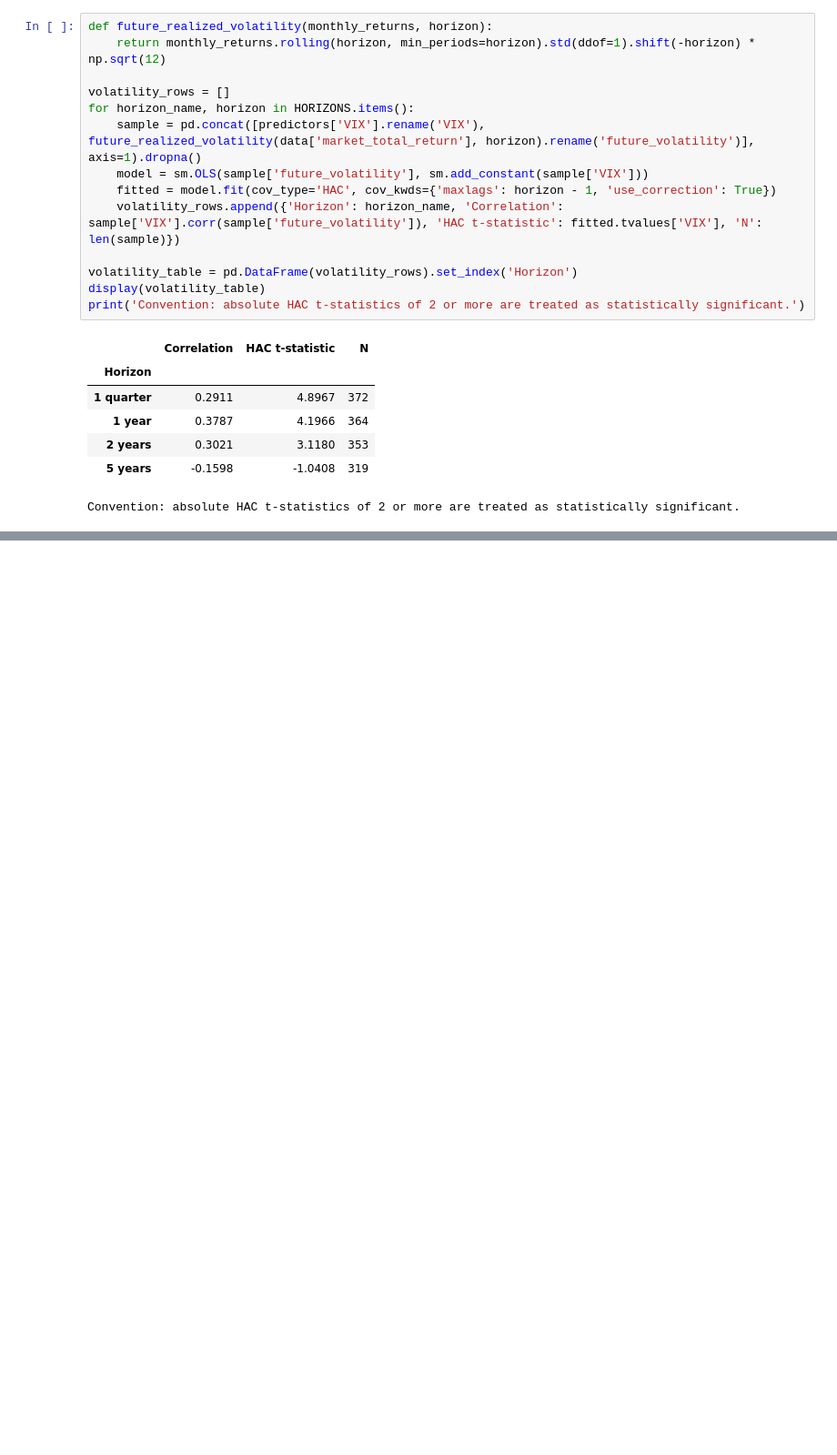
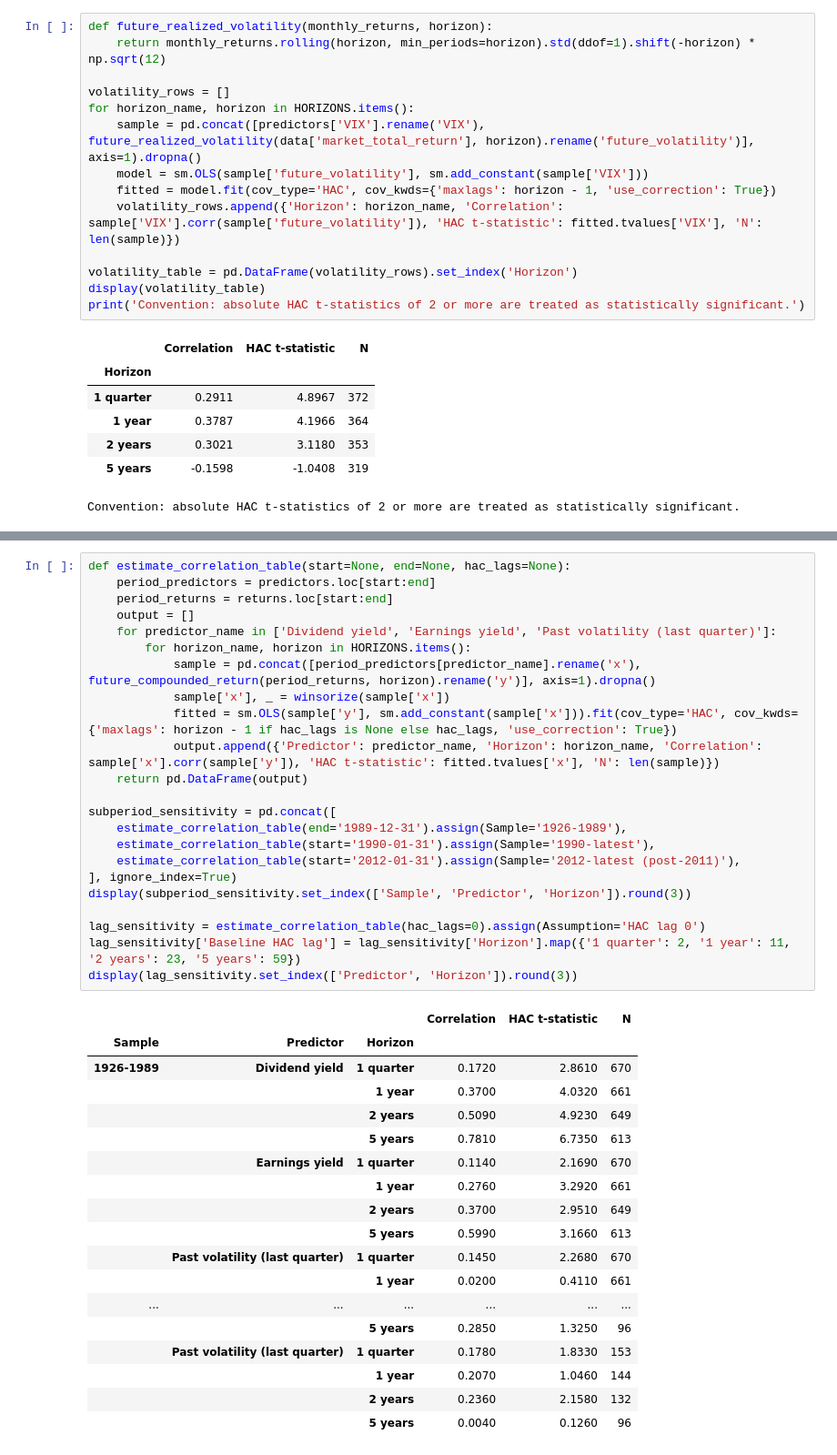
Before and after one commit to Chara1236/CFM301, a Jupyter notebook: Market Return Predictors/predictors.ipynb, the cells around one changed output, grey strips where cells are left out. Shown at 91% size. Saved outputs shown, nothing was run; the diff lists cells and outputs as text; blank space fills up the shorter version.

```diff
--- a/Market Return Predictors/predictors.ipynb
+++ b/Market Return Predictors/predictors.ipynb
@@ -215,0 +338,42 @@ Convention: absolute HAC t-statistics of 2 or more are treated as statistically
+# %%
+def estimate_correlation_table(start=None, end=None, hac_lags=None):
+    period_predictors = predictors.loc[start:end]
+    period_returns = returns.loc[start:end]
+    output = []
+    for predictor_name in ['Dividend yield', 'Earnings yield', 'Past volatility (last quarter)']:
+        for horizon_name, horizon in HORIZONS.items():
+            sample = pd.concat([period_predictors[predictor_name].rename('x'), future_compounded_return(period_returns, horizon).rename('y')], axis=1).dropna()
+            sample['x'], _ = winsorize(sample['x'])
+            fitted = sm.OLS(sample['y'], sm.add_constant(sample['x'])).fit(cov_type='HAC', cov_kwds={'maxlags': horizon - 1 if hac_lags is None else hac_lags, 'use_correction': True})
+            output.append({'Predictor': predictor_name, 'Horizon': horizon_name, 'Correlation': sample['x'].corr(sample['y']), 'HAC t-statistic': fitted.tvalues['x'], 'N': len(sample)})
+    return pd.DataFrame(output)
+
+subperiod_sensitivity = pd.concat([
+    estimate_correlation_table(end='1989-12-31').assign(Sample='1926-1989'),
+    estimate_correlation_table(start='1990-01-31').assign(Sample='1990-latest'),
+    estimate_correlation_table(start='2012-01-31').assign(Sample='2012-latest (post-2011)'),
+], ignore_index=True)
+display(subperiod_sensitivity.set_index(['Sample', 'Predictor', 'Horizon']).round(3))
+
+lag_sensitivity = estimate_correlation_table(hac_lags=0).assign(Assumption='HAC lag 0')
+lag_sensitivity['Baseline HAC lag'] = lag_sensitivity['Horizon'].map({'1 quarter': 2, '1 year': 11, '2 years': 23, '5 years': 59})
+display(lag_sensitivity.set_index(['Predictor', 'Horizon']).round(3))
+# %% [output]
+|  |  |  | Correlation | HAC t-statistic | N |
+| Sample | Predictor | Horizon |  |  |  |
+| 1926-1989 | Dividend yield | 1 quarter | 0.1720 | 2.8610 | 670 |
+|  |  | 1 year | 0.3700 | 4.0320 | 661 |
+|  |  | 2 years | 0.5090 | 4.9230 | 649 |
+|  |  | 5 years | 0.7810 | 6.7350 | 613 |
+|  | Earnings yield | 1 quarter | 0.1140 | 2.1690 | 670 |
+|  |  | 1 year | 0.2760 | 3.2920 | 661 |
+|  |  | 2 years | 0.3700 | 2.9510 | 649 |
+|  |  | 5 years | 0.5990 | 3.1660 | 613 |
+|  | Past volatility (last quarter) | 1 quarter | 0.1450 | 2.2680 | 670 |
+|  |  | 1 year | 0.0200 | 0.4110 | 661 |
+| ... | ... | ... | ... | ... | ... |
+|  |  | 5 years | 0.2850 | 1.3250 | 96 |
+|  | Past volatility (last quarter) | 1 quarter | 0.1780 | 1.8330 | 153 |
+|  |  | 1 year | 0.2070 | 1.0460 | 144 |
+|  |  | 2 years | 0.2360 | 2.1580 | 132 |
+|  |  | 5 years | 0.0040 | 0.1260 | 96 |
```
Also changed, not shown: parts of 8 cells of this notebook.
